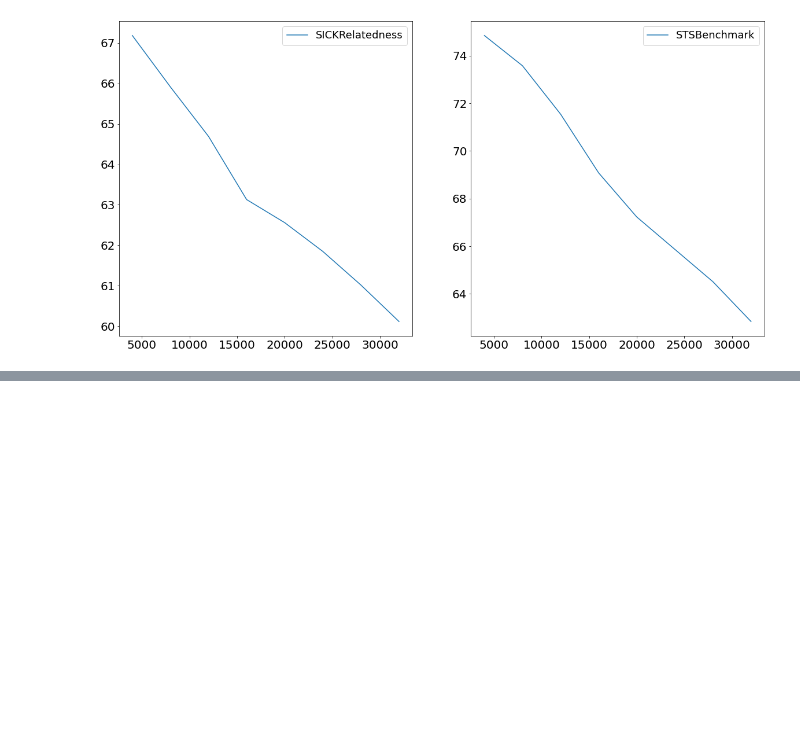
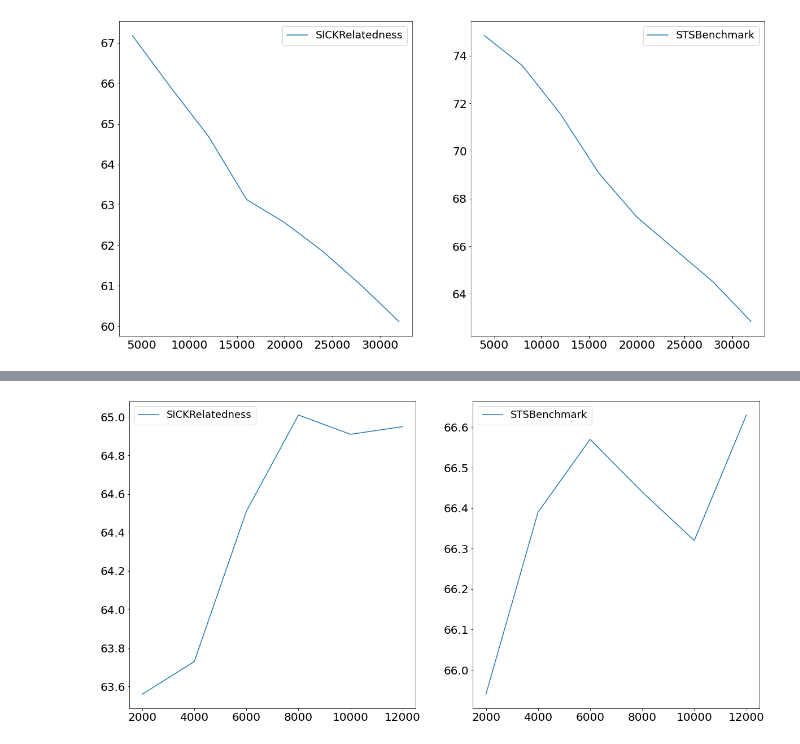
Before and after one commit to MaveriQ/barlowtwins, a Jupyter notebook: pl_model/senteval/result_plots.ipynb, the cells around one changed output, grey strips where cells are left out. Drawn from its saved outputs; the diff is of its cells as text; code cells hidden in the pictures; blank space fills up the shorter version.

```diff
--- a/pl_model/senteval/result_plots.ipynb
+++ b/pl_model/senteval/result_plots.ipynb
@@ -195,0 +200,4 @@ bert_trainable3_nolars_74mil_4096_2 = process_data('bert_trainable3_bs32_lr1e-4_
+# %%
+process_data('bert_vicreg_trainable3_bs16_seq256_skipbarlow_simcse1.0_proj1024_2.csv');
+# %% [output]
+[figure, added]
```
Also changed, not shown: parts of 3 cells of this notebook, 12 other files.
